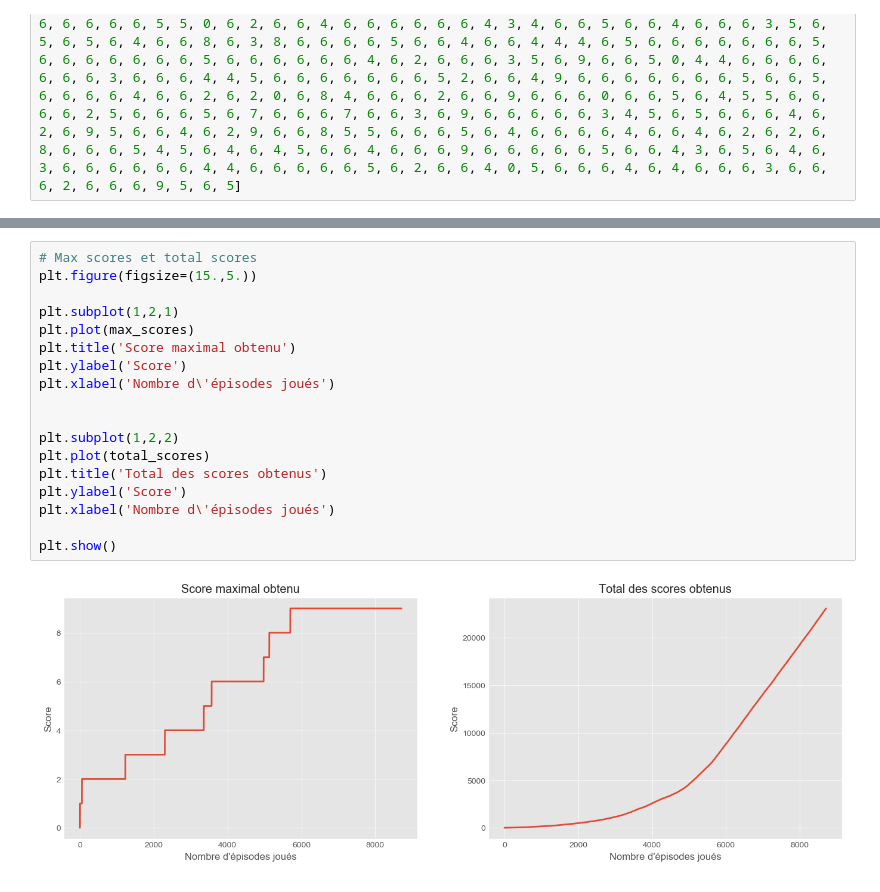
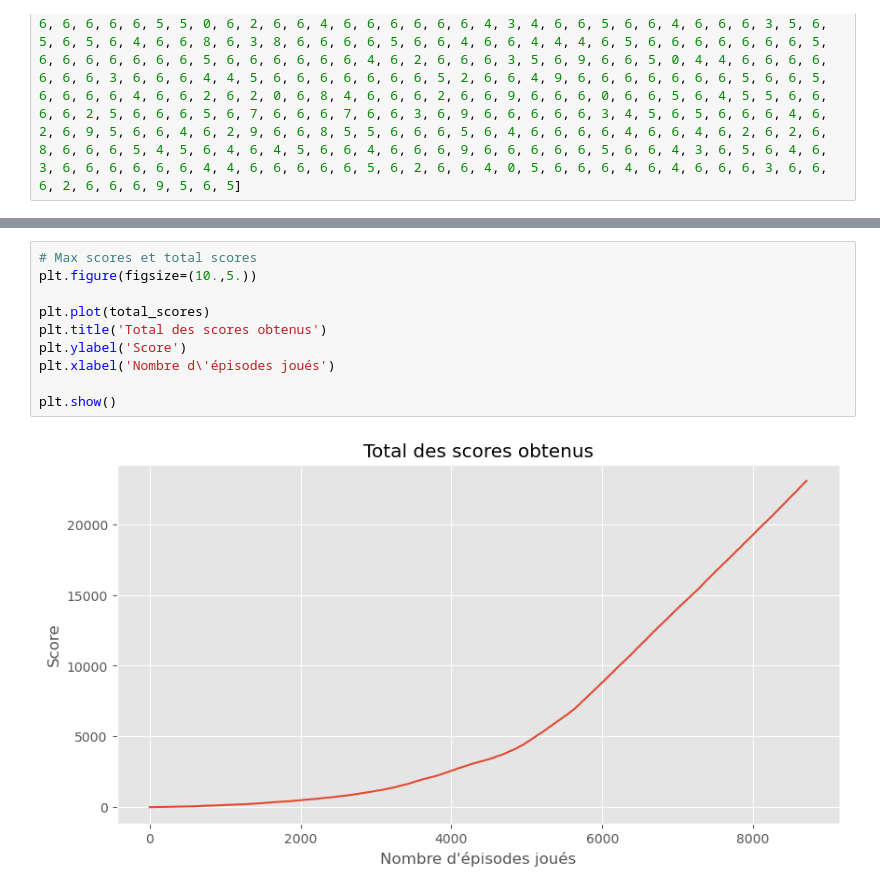
Before and after one commit to aurianegbt/Reinforcment_Learning_DQN, a Jupyter notebook: DDQN/Résultats DDQN.ipynb, the cells around one changed output, grey strips where cells are left out. Cells and saved outputs as stored; diff of their text form.

```diff
--- a/DDQN/Résultats DDQN.ipynb
+++ b/DDQN/Résultats DDQN.ipynb
@@ -47,21 +52,13 @@ max_scores = [0, 0, 0, 0, 1, 1, 1, 1, 1, 1, 1, 1, 1, 1, 1, 1, 1, 1, 1, 1, 1, 1,
 total_scores = np.cumsum(scores)
 # %%
 # Max scores et total scores
-plt.figure(figsize=(15.,5.))
+plt.figure(figsize=(10.,5.))
 
-plt.subplot(1,2,1)
-plt.plot(max_scores)
-plt.title('Score maximal obtenu')
-plt.ylabel('Score')
-plt.xlabel('Nombre d\'épisodes joués')
-
-
-plt.subplot(1,2,2)
 plt.plot(total_scores)
 plt.title('Total des scores obtenus')
 plt.ylabel('Score')
 plt.xlabel('Nombre d\'épisodes joués')
 
 plt.show()
 # %% [output]
-[figure, old version]
+[figure, new version]
```
Also changed, not shown: parts of 2 cells of this notebook, 4 other files.
